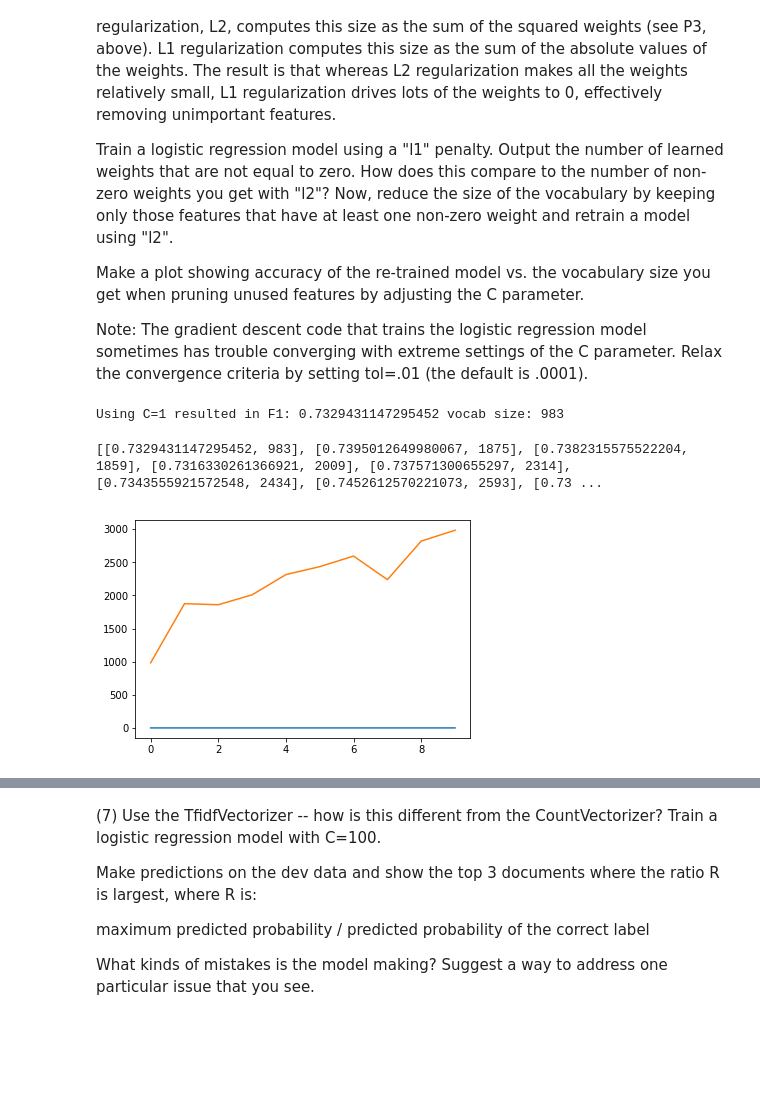
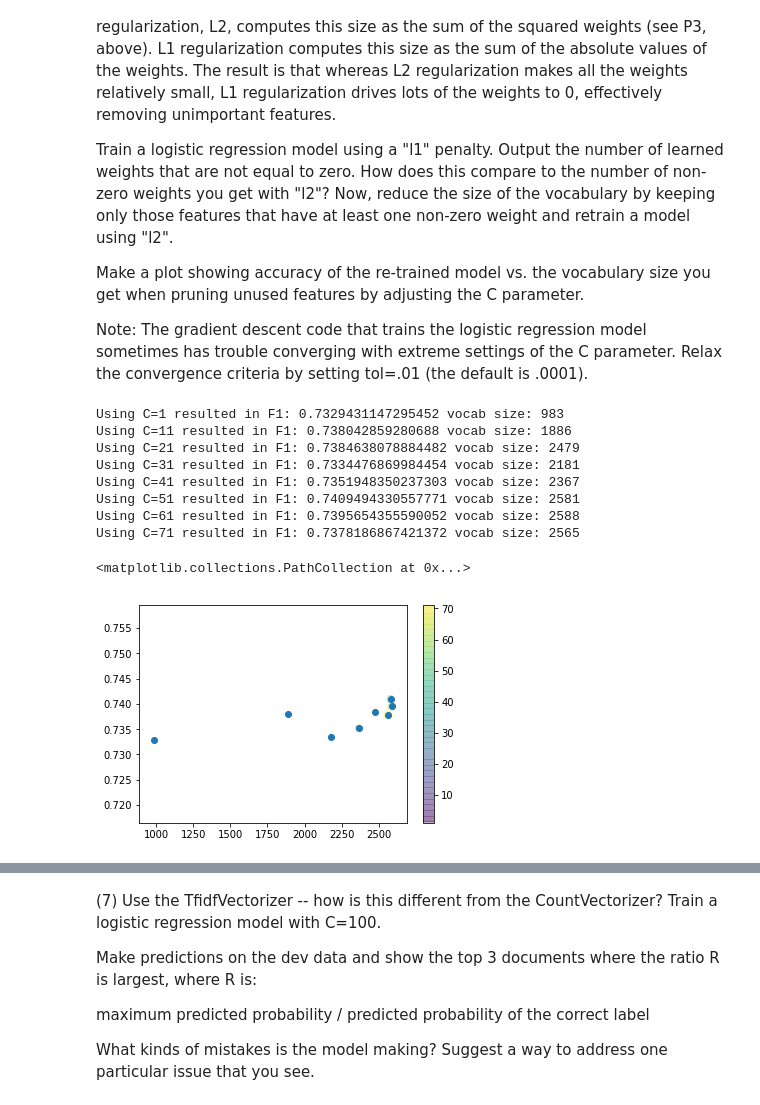
Before and after one commit to kevinhanna/W207_Projects, a Jupyter notebook: Kevin_Hanna_p2.ipynb, the cells around one changed output, grey strips where cells are left out. Drawn from its saved outputs; the diff is of its cells as text; code cells hidden in the pictures; blank space fills up the shorter version.

```diff
--- a/Kevin_Hanna_p2.ipynb
+++ b/Kevin_Hanna_p2.ipynb
@@ -633,7 +639,7 @@ def P6():
     default_c=5.0
 
     cs = [0.01, 0.02, 0.05, 0.1, 0.5, 1.0, 2.0, 3.0, 5.0, 10.0, 20.0]
-    cs = [n for n in range(1, 42, 5)]
+    cs = [n for n in range(1, 81, 10)]
     for default_c in cs:
         """Train l1"""
         lr_l1 = LogisticRegression(C=default_c, penalty='l1', solver='liblinear', multi_class='ovr', n_jobs=-1)
@@ -718,11 +724,21 @@ def P6():
 P6()
 # %% [output]
 Using C=1 resulted in F1: 0.7329431147295452 vocab size: 983
+Using C=11 resulted in F1: 0.738042859280688 vocab size: 1886
+Using C=21 resulted in F1: 0.7384638078884482 vocab size: 2479
+Using C=31 resulted in F1: 0.7334476869984454 vocab size: 2181
+Using C=41 resulted in F1: 0.7351948350237303 vocab size: 2367
+Using C=51 resulted in F1: 0.7409494330557771 vocab size: 2581
+Using C=61 resulted in F1: 0.7395654355590052 vocab size: 2588
+Using C=71 resulted in F1: 0.7378186867421372 vocab size: 2565
-# %%
-fig = plt.figure()
-ax = plt.axes()
-
-ax.plot(p6_results_X, p6_results_y);
-# %% [output]
-[[0.7329431147295452, 983], [0.7395012649980067, 1875], [0.7382315575522204, 1859], [0.7316330261366921, 2009], [0.737571300655297, 2314], [0.7343555921572548, 2434], [0.7452612570221073, 2593], [0.73 ...
-[figure, removed]
+# %%
+colors = [n for n in range(1, 81, 10)]
+sizes = [n for n in range(1, 81, 10)]
+
+plt.scatter(p6_results_X, p6_results_y, c=colors, s=sizes, alpha=0.3, cmap='viridis')
+plt.colorbar();  # show color scale
+
+plt.scatter(p6_results_X, p6_results_y)
+# %% [output]
+<matplotlib.collections.PathCollection at 0x...>
+[figure, added]
```
Also changed, not shown: parts of 10 cells of this notebook.
